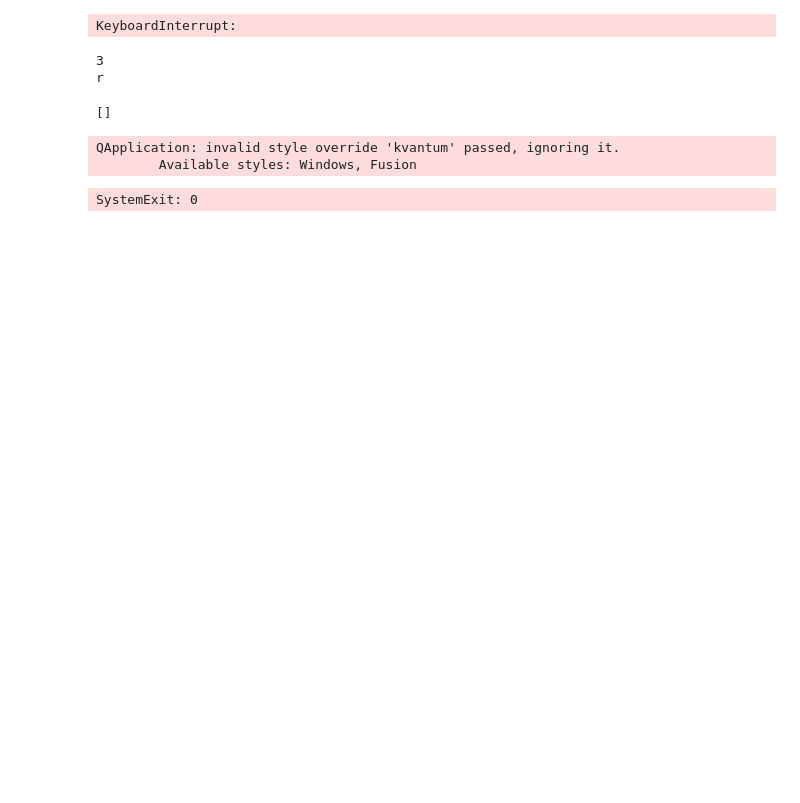
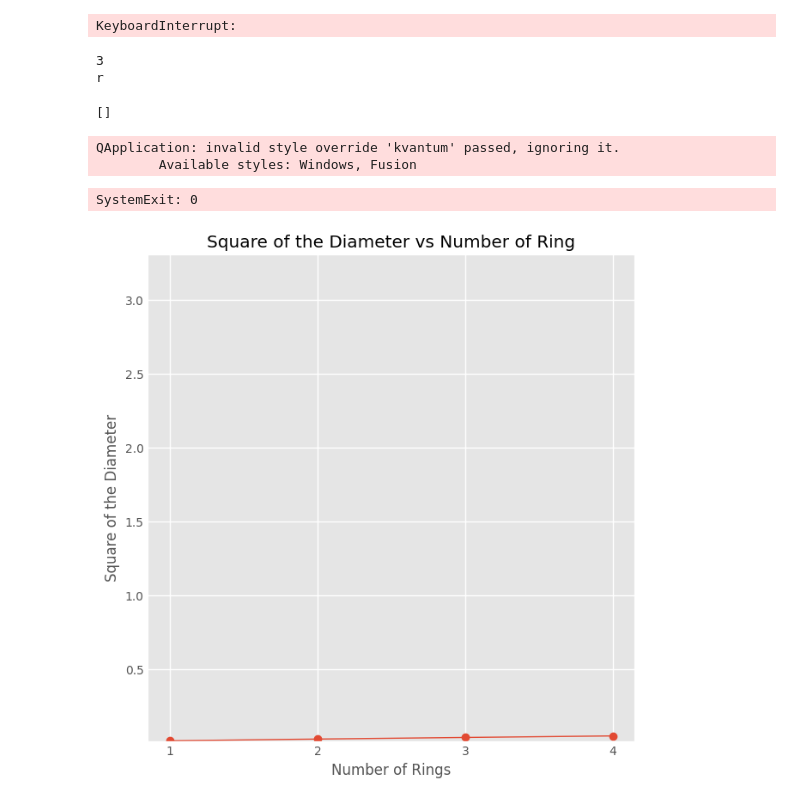
Before and after one commit to KrishnarajT/Vegapod-Bose-Pod-GUI, a Jupyter notebook: experimentation.ipynb, the cells around one changed output. Saved outputs shown, nothing was run; the diff lists cells and outputs as text; code cells hidden in the pictures; blank space fills up the shorter version.

```diff
--- a/experimentation.ipynb
+++ b/experimentation.ipynb
@@ -83,0 +87,16 @@ SystemExit: 0
+# %%
+y = [0.012544, 0.024025, 0.034969, 0.045369]
+x = [1, 2, 3, 4]
+# %%
+plt.style.use('ggplot')
+plt.figure(figsize=(10, cccccccccccccc7))
+
+plt.title('Square of the Diameter vs Number of Ring')
+plt.xlabel('Number of Rings')
+plt.ylabel('Square of the Diameter')
+plt.xticks(np.arange(6), np.arange(6))
+plt.plot(x, y, linewidth=1, marker = 'o')
+plt.axis('square')
+plt.savefig("plot.png", dpi = 200)
+# %% [output]
+[figure, added]
```
Also changed, not shown: parts of 16 cells of this notebook, 19 other files.
